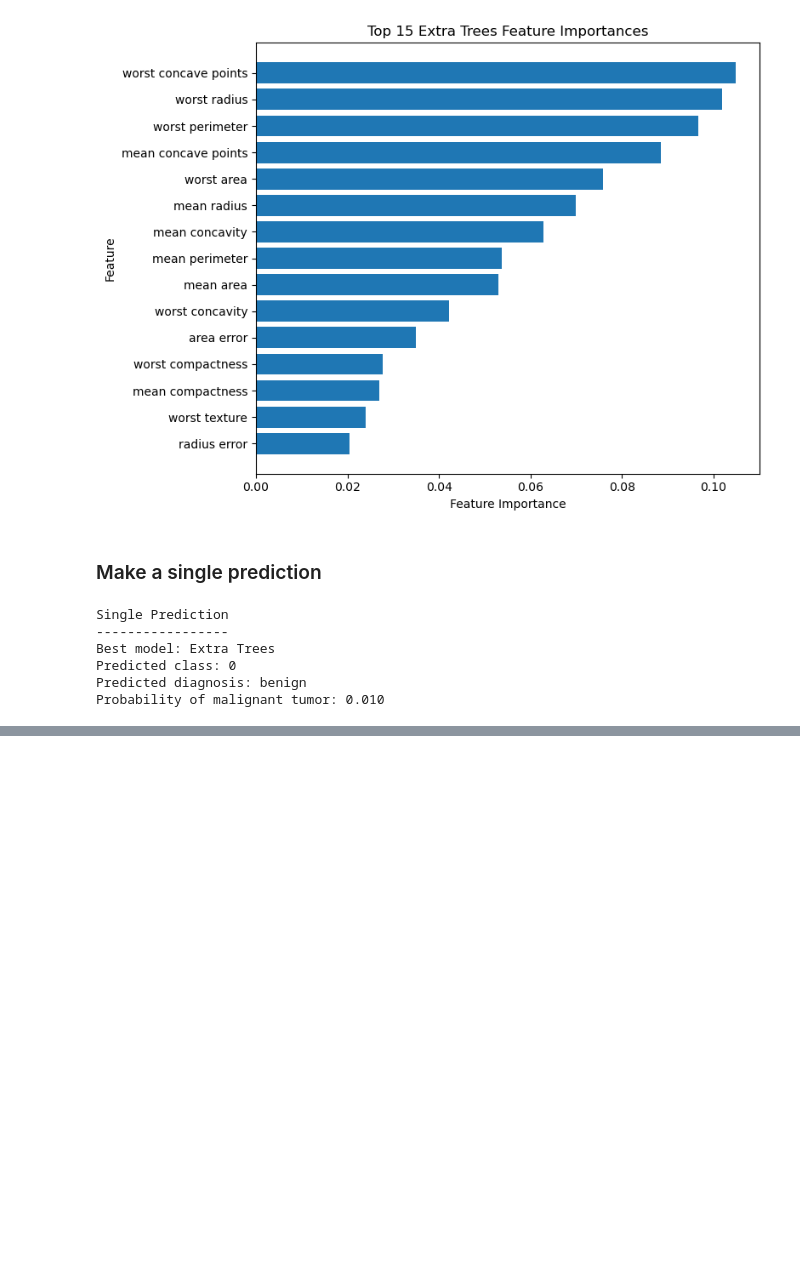
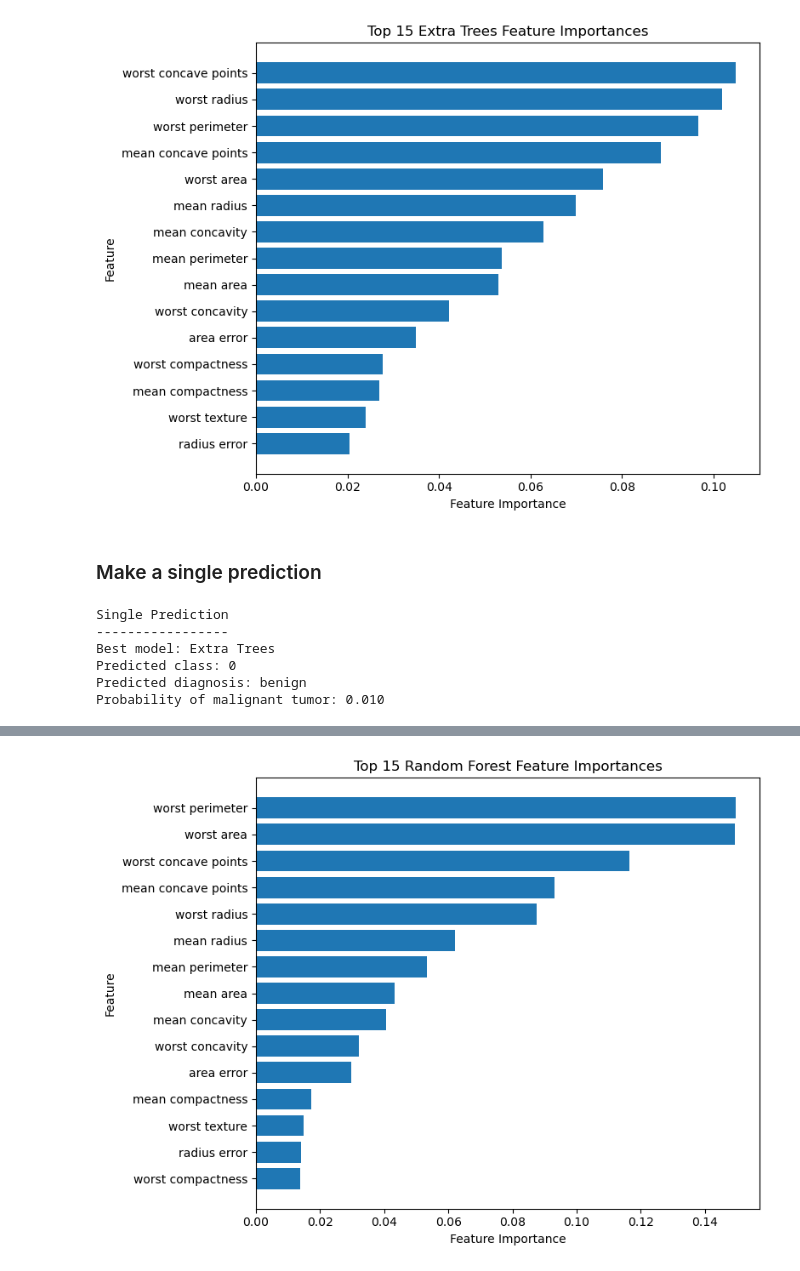
Before and after one commit to profshai/machine-learning-deep-learning, a Jupyter notebook: 01_supervised_ML/03_ensemble/ensemble_learning.ipynb, the cells around one changed output, grey strips where cells are left out. Saved outputs shown, nothing was run; the diff lists cells and outputs as text; code cells hidden in the pictures; blank space fills up the shorter version.

Commit message:
Reports

```diff
--- a/01_supervised_ML/03_ensemble/ensemble_learning.ipynb
+++ b/01_supervised_ML/03_ensemble/ensemble_learning.ipynb
@@ -658,0 +661,11 @@ Probability of malignant tumor: 0.010
+# %%
+figures_dir = Path("reports/figures/ensemble_learning")
+tables_dir = Path("reports/tables")
+
+figures_dir.mkdir(parents=True, exist_ok=True)
+tables_dir.mkdir(parents=True, exist_ok=True)
+
+final_comparison.to_csv(
+    tables_dir / "ensemble_model_comparison.csv",
+    index=False
+)
@@ -658,0 +698,12 @@ Probability of malignant tumor: 0.010
+# %%
+rf_model = models["Random Forest"]
+
+rf_importance = pd.DataFrame({
+    "Feature": X_train.columns,
+    "Importance": rf_model.feature_importances_
+}).sort_values(
+    by="Importance",
+    ascending=False
+)
+
+rf_importance.head(10)
@@ -658,0 +722,17 @@ Probability of malignant tumor: 0.010
+# %%
+plt.figure(figsize=(8, 6))
+
+plt.barh(
+    rf_importance.head(15)["Feature"],
+    rf_importance.head(15)["Importance"]
+)
+
+plt.gca().invert_yaxis()
+plt.xlabel("Feature Importance")
+plt.ylabel("Feature")
+plt.title("Top 15 Random Forest Feature Importances")
+plt.tight_layout()
+plt.savefig(figures_dir / "random_forest_feature_importance.png", dpi=300, bbox_inches="tight")
+plt.show()
+# %% [output]
+[figure, added]
```
Also changed, not shown: parts of 4 cells of this notebook, 2 other files.
